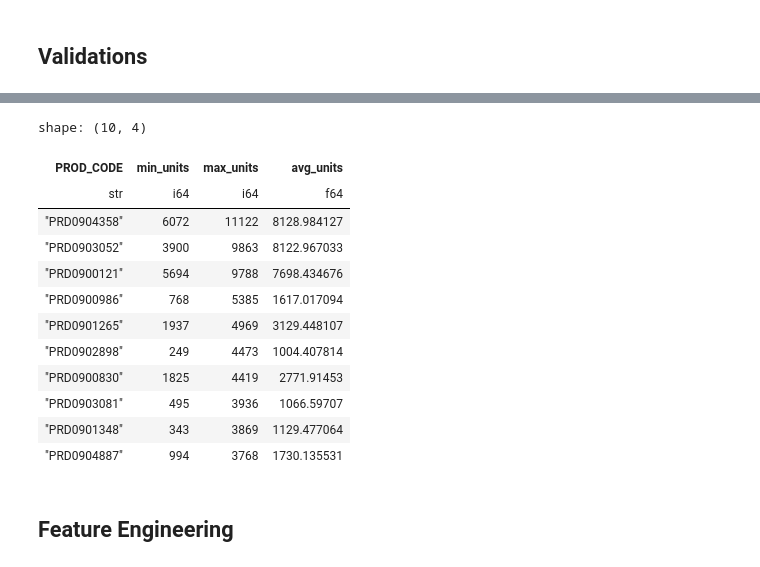
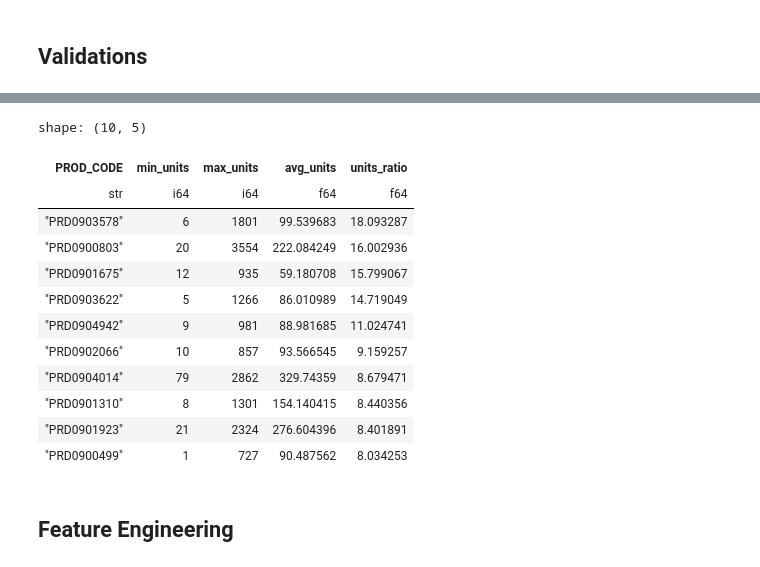
Before and after one commit to w-pinillo/price-opt-rl, a Jupyter notebook: notebooks/01-EDA.ipynb, the cells around one changed output, grey strips where cells are left out. Drawn from its saved outputs; the diff is of its cells as text; code cells hidden in the pictures.

```diff
--- a/notebooks/01-EDA.ipynb
+++ b/notebooks/01-EDA.ipynb
@@ -105,0 +84,20 @@ daily_agg_lazy.head().collect()
+# %%
+# 5. Dataframe for main analysis
+product_daily = (
+    lazy_df
+    .filter(pl.col("PROD_CODE").is_in(combined_products_list))
+    .with_columns(
+        (pl.col("SPEND") / pl.col("QUANTITY")).alias("PRICE")
+    )
+    .group_by(["SHOP_DATE", "PROD_CODE"])
+    .agg([
+        pl.mean("PRICE").alias("avg_price"),
+        pl.sum("QUANTITY").alias("total_units"),
+        pl.sum("SPEND").alias("total_sales")
+    ])
+    .sort(["SHOP_DATE", "PROD_CODE"])
+    .collect(engine="streaming")
+)
+
+num_rows, num_cols = product_daily.shape
+print('Final Dataframe shape:', (num_rows, num_cols))
@@ -108,23 +108,3 @@ daily_agg_lazy.head().collect()
-# %%
-# Compute unit price
-filtered_df = filtered_df.with_columns(
-    (pl.col("SPEND") / pl.col("QUANTITY")).alias("UNIT_PRICE")
-)
-
-# Aggregate at product + date level
-product_daily = (
-    filtered_df
-    .group_by(["PROD_CODE", "SHOP_DATE"])
-    .agg([
-        pl.mean("UNIT_PRICE").alias("avg_price"),
-        pl.sum("QUANTITY").alias("total_units"),
-        pl.sum("SPEND").alias("total_sales"),
-    ])
-    .sort(["PROD_CODE", "SHOP_DATE"])
-)
-
-# Collect for analysis
-product_daily_df = product_daily.collect()
 # %%
 sample_product_ids = top_100_ids.head(3).to_list()
 
@@ -178,27 +159,28 @@ shape: (10, 4)
 # %%
 quantity_outliers = (
     product_daily
     .group_by("PROD_CODE")
     .agg([
         pl.min("total_units").alias("min_units"),
         pl.max("total_units").alias("max_units"),
         pl.mean("total_units").alias("avg_units")
     ])
-    .sort("max_units", descending=True)
+    .with_columns((pl.col("max_units") / pl.col("avg_units")).alias("units_ratio"))
+    .sort("units_ratio", descending=True)
 )
 
 quantity_outliers.collect().head(10)
 # %% [output]
-shape: (10, 4)
+shape: (10, 5)
-| PROD_CODE | min_units | max_units | avg_units |
-| str | i64 | i64 | f64 |
-| "PRD0904358" | 6072 | 11122 | 8128.984127 |
-| "PRD0903052" | 3900 | 9863 | 8122.967033 |
-| "PRD0900121" | 5694 | 9788 | 7698.434676 |
-| "PRD0900986" | 768 | 5385 | 1617.017094 |
-| "PRD0901265" | 1937 | 4969 | 3129.448107 |
-| "PRD0902898" | 249 | 4473 | 1004.407814 |
-| "PRD0900830" | 1825 | 4419 | 2771.91453 |
-| "PRD0903081" | 495 | 3936 | 1066.59707 |
-| "PRD0901348" | 343 | 3869 | 1129.477064 |
-| "PRD0904887" | 994 | 3768 | 1730.135531 |
+| PROD_CODE | min_units | max_units | avg_units | units_ratio |
+| str | i64 | i64 | f64 | f64 |
+| "PRD0903578" | 6 | 1801 | 99.539683 | 18.093287 |
+| "PRD0900803" | 20 | 3554 | 222.084249 | 16.002936 |
+| "PRD0901675" | 12 | 935 | 59.180708 | 15.799067 |
+| "PRD0903622" | 5 | 1266 | 86.010989 | 14.719049 |
+| "PRD0904942" | 9 | 981 | 88.981685 | 11.024741 |
+| "PRD0902066" | 10 | 857 | 93.566545 | 9.159257 |
+| "PRD0904014" | 79 | 2862 | 329.74359 | 8.679471 |
+| "PRD0901310" | 8 | 1301 | 154.140415 | 8.440356 |
+| "PRD0901923" | 21 | 2324 | 276.604396 | 8.401891 |
+| "PRD0900499" | 1 | 727 | 90.487562 | 8.034253 |
```
Also changed, not shown: parts of 16 cells of this notebook.
